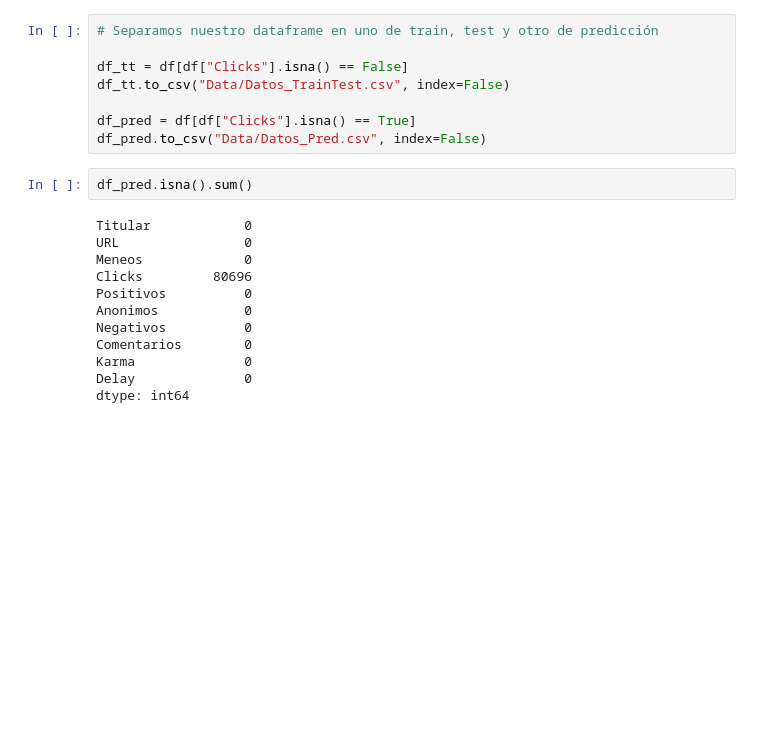
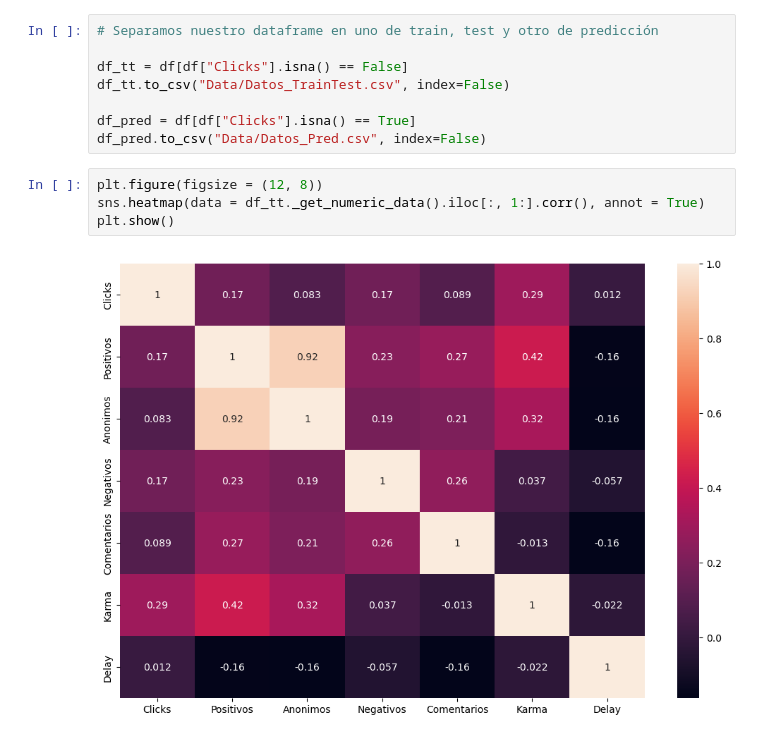
Before and after one commit to RoomProyectos/Proyecto-2-ML, a Jupyter notebook: EDA predicción de clics.ipynb, the cells around one changed output. Saved outputs shown, nothing was run; the diff lists cells and outputs as text; blank space fills up the shorter version.

Commit message:
actualizacion EDA predicción de clicks

```diff
--- a/EDA predicción de clics.ipynb
+++ b/EDA predicción de clics.ipynb
@@ -104,17 +107,9 @@ df_tt.to_csv("Data/Datos_TrainTest.csv", index=False)
 
 df_pred = df[df["Clicks"].isna() == True]
 df_pred.to_csv("Data/Datos_Pred.csv", index=False)
-# %%
-df_pred.isna().sum()
-# %% [output]
-Titular            0
-URL                0
-Meneos             0
-Clicks         80696
-Positivos          0
-Anonimos           0
-Negativos          0
-Comentarios        0
-Karma              0
-Delay              0
-dtype: int64
+# %%
+plt.figure(figsize = (12, 8))
+sns.heatmap(data = df_tt._get_numeric_data().iloc[:, 1:].corr(), annot = True)
+plt.show()
+# %% [output]
+[figure, added]
```
Also changed, not shown: parts of 2 cells of this notebook.
